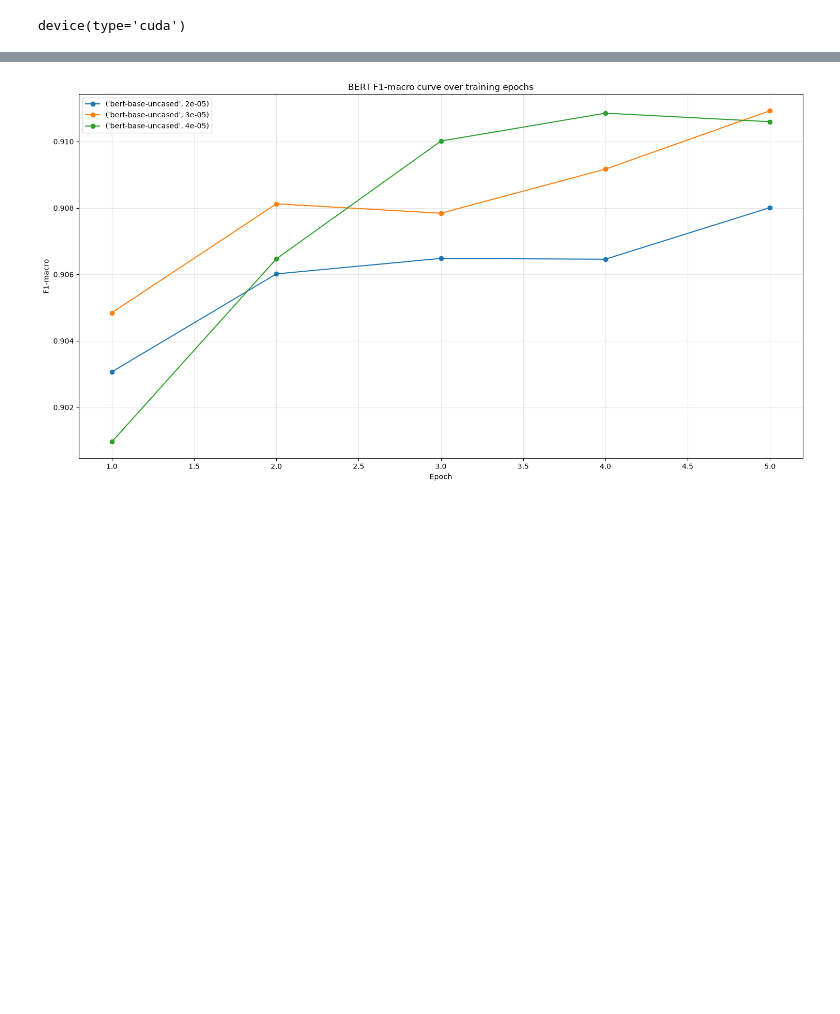
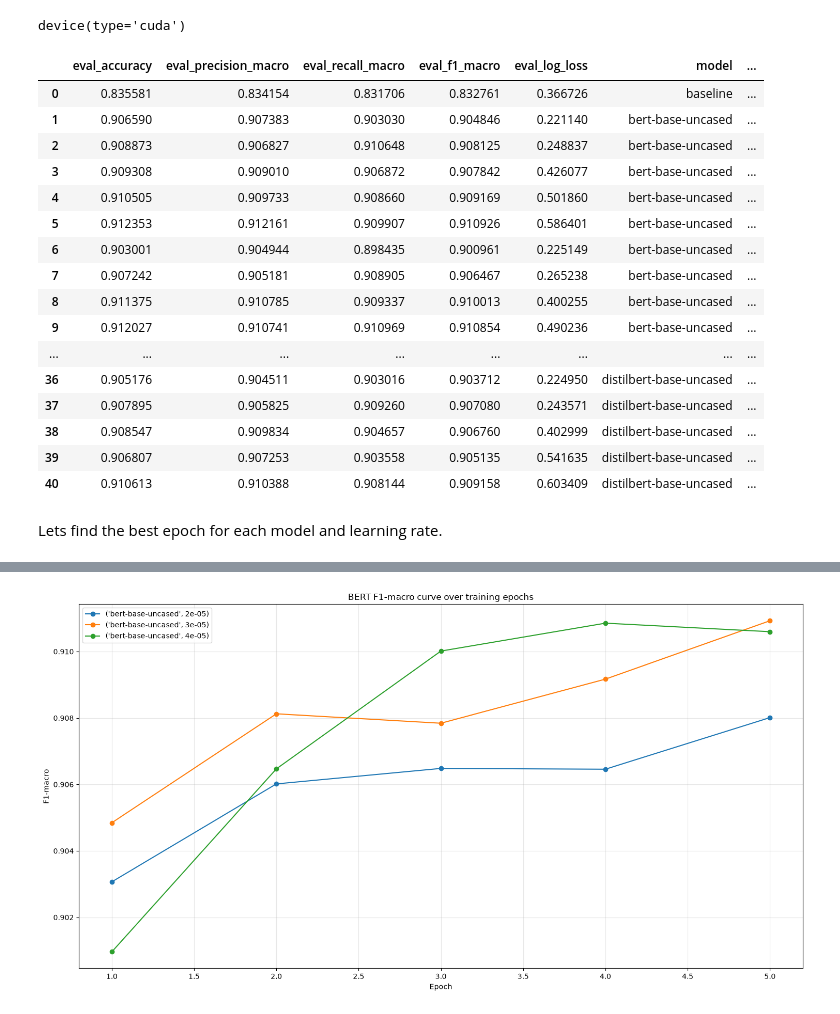
Before and after one commit to takiboti2/fakenewsclassification-demo, a Jupyter notebook: evaluation.ipynb, the cells around one changed output, grey strips where cells are left out. Cells and saved outputs as stored; diff of their text form; code cells hidden in the pictures; blank space fills up the shorter version.

```diff
--- a/evaluation.ipynb
+++ b/evaluation.ipynb
@@ -75,9 +75,29 @@ for run_name, metrics in logs.items():
 # %%
 val = pd.DataFrame(val_metrics)
 
 if "loss" not in val:
     val["loss"] = float("nan")
 
 val = val.sort_values("model").reset_index(drop=True)
 
 val = val.drop(columns=["grad_norm", "eval_runtime", "eval_samples_per_second", "eval_steps_per_second"], errors="ignore")
+
+val
+# %% [output]
+|  | eval_accuracy | eval_precision_macro | eval_recall_macro | eval_f1_macro | eval_log_loss | model | ... |
+| 0 | 0.835581 | 0.834154 | 0.831706 | 0.832761 | 0.366726 | baseline | ... |
+| 1 | 0.906590 | 0.907383 | 0.903030 | 0.904846 | 0.221140 | bert-base-uncased | ... |
+| 2 | 0.908873 | 0.906827 | 0.910648 | 0.908125 | 0.248837 | bert-base-uncased | ... |
+| 3 | 0.909308 | 0.909010 | 0.906872 | 0.907842 | 0.426077 | bert-base-uncased | ... |
+| 4 | 0.910505 | 0.909733 | 0.908660 | 0.909169 | 0.501860 | bert-base-uncased | ... |
+| 5 | 0.912353 | 0.912161 | 0.909907 | 0.910926 | 0.586401 | bert-base-uncased | ... |
+| 6 | 0.903001 | 0.904944 | 0.898435 | 0.900961 | 0.225149 | bert-base-uncased | ... |
+| 7 | 0.907242 | 0.905181 | 0.908905 | 0.906467 | 0.265238 | bert-base-uncased | ... |
+| 8 | 0.911375 | 0.910785 | 0.909337 | 0.910013 | 0.400255 | bert-base-uncased | ... |
+| 9 | 0.912027 | 0.910741 | 0.910969 | 0.910854 | 0.490236 | bert-base-uncased | ... |
+| ... | ... | ... | ... | ... | ... | ... | ... |
+| 36 | 0.905176 | 0.904511 | 0.903016 | 0.903712 | 0.224950 | distilbert-base-uncased | ... |
+| 37 | 0.907895 | 0.905825 | 0.909260 | 0.907080 | 0.243571 | distilbert-base-uncased | ... |
+| 38 | 0.908547 | 0.909834 | 0.904657 | 0.906760 | 0.402999 | distilbert-base-uncased | ... |
+| 39 | 0.906807 | 0.907253 | 0.903558 | 0.905135 | 0.541635 | distilbert-base-uncased | ... |
+| 40 | 0.910613 | 0.910388 | 0.908144 | 0.909158 | 0.603409 | distilbert-base-uncased | ... |
@@ -83,0 +110,2 @@ val = val.drop(columns=["grad_norm", "eval_runtime", "eval_samples_per_second",
+# %% [markdown]
+Lets find the best epoch for each model and learning rate.
```
Also changed, not shown: parts of 19 cells of this notebook, 1 other file.
